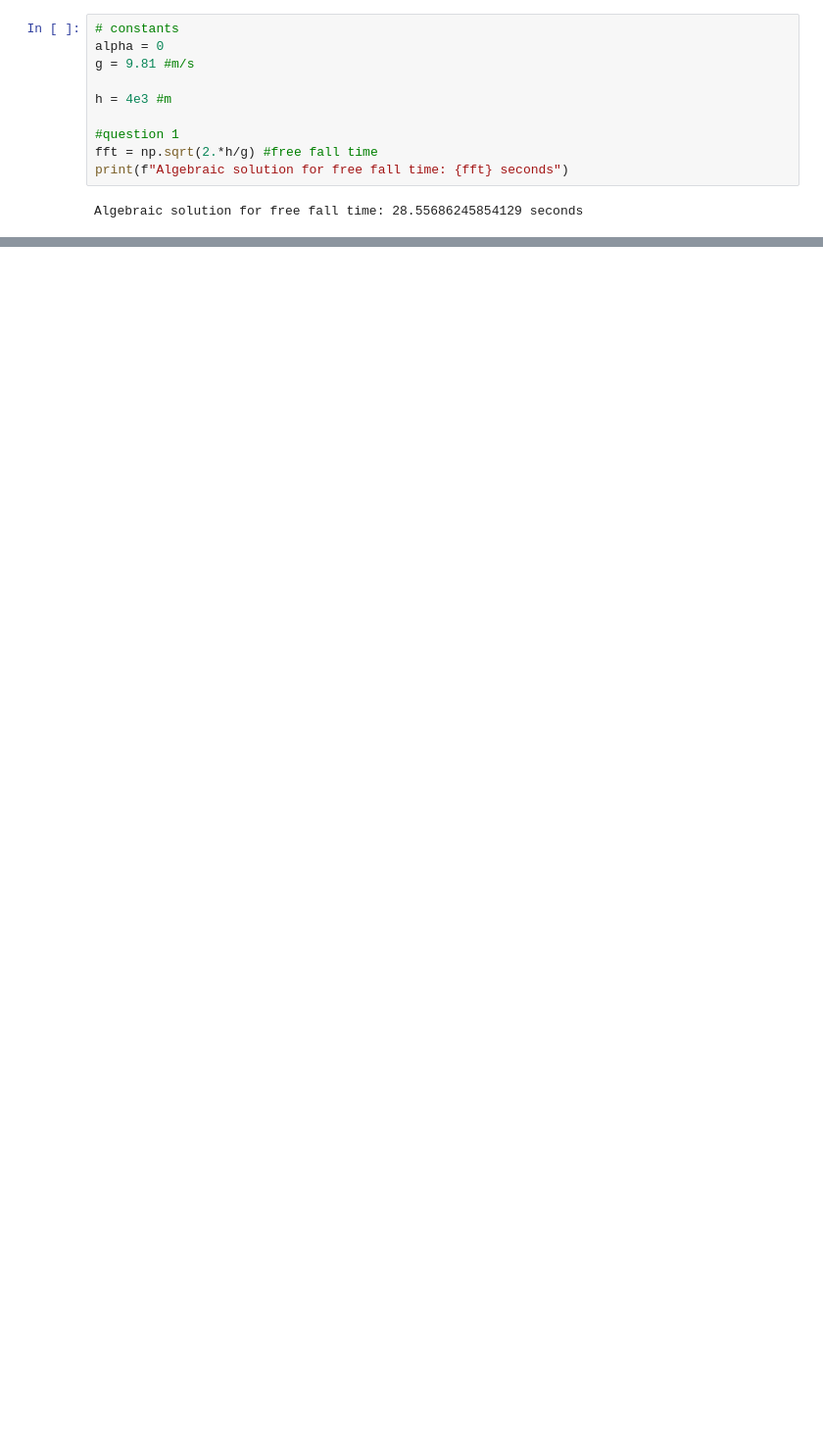
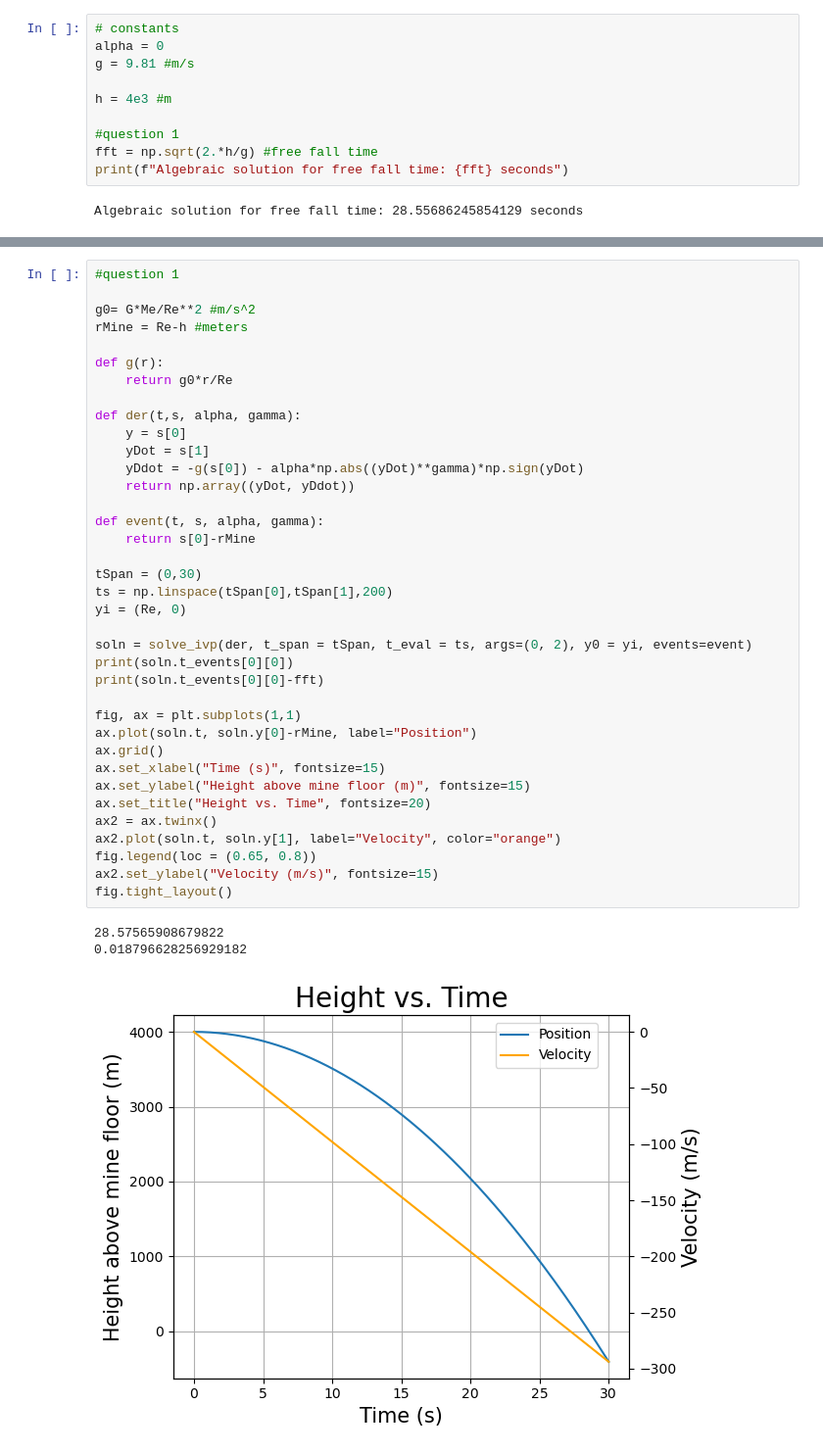
Before and after one commit to MatthewPrem/PHYS265-spring25, a Jupyter notebook: Lab2/Lab 2.ipynb, the cells around one changed output, grey strips where cells are left out. Shown at 98% size. Saved outputs shown, nothing was run; the diff lists cells and outputs as text; blank space fills up the shorter version.

```diff
--- a/Lab2/Lab 2.ipynb
+++ b/Lab2/Lab 2.ipynb
@@ -70,0 +78,41 @@ Numerical solution for free fall time: 28.556862458541303 seconds
+# %%
+#question 1
+
+g0= G*Me/Re**2 #m/s^2
+rMine = Re-h #meters
+
+def g(r):
+    return g0*r/Re
+
+def der(t,s, alpha, gamma):
+    y = s[0]
+    yDot = s[1]
+    yDdot = -g(s[0]) - alpha*np.abs((yDot)**gamma)*np.sign(yDot)
+    return np.array((yDot, yDdot))
+
+def event(t, s, alpha, gamma):
+    return s[0]-rMine
+
+tSpan = (0,30)
+ts = np.linspace(tSpan[0],tSpan[1],200)
+yi = (Re, 0)
+
+soln = solve_ivp(der, t_span = tSpan, t_eval = ts, args=(0, 2), y0 = yi, events=event)
+print(soln.t_events[0][0])
+print(soln.t_events[0][0]-fft)
+
+fig, ax = plt.subplots(1,1)
+ax.plot(soln.t, soln.y[0]-rMine, label="Position")
+ax.grid()
+ax.set_xlabel("Time (s)", fontsize=15)
+ax.set_ylabel("Height above mine floor (m)", fontsize=15)
+ax.set_title("Height vs. Time", fontsize=20)
+ax2 = ax.twinx()
+ax2.plot(soln.t, soln.y[1], label="Velocity", color="orange")
+fig.legend(loc = (0.65, 0.8))
+ax2.set_ylabel("Velocity (m/s)", fontsize=15)
+fig.tight_layout()
+# %% [output]
+28.57565908679822
+0.018796628256929182
+[figure, added]
```
Also changed, not shown: parts of 8 cells of this notebook.
